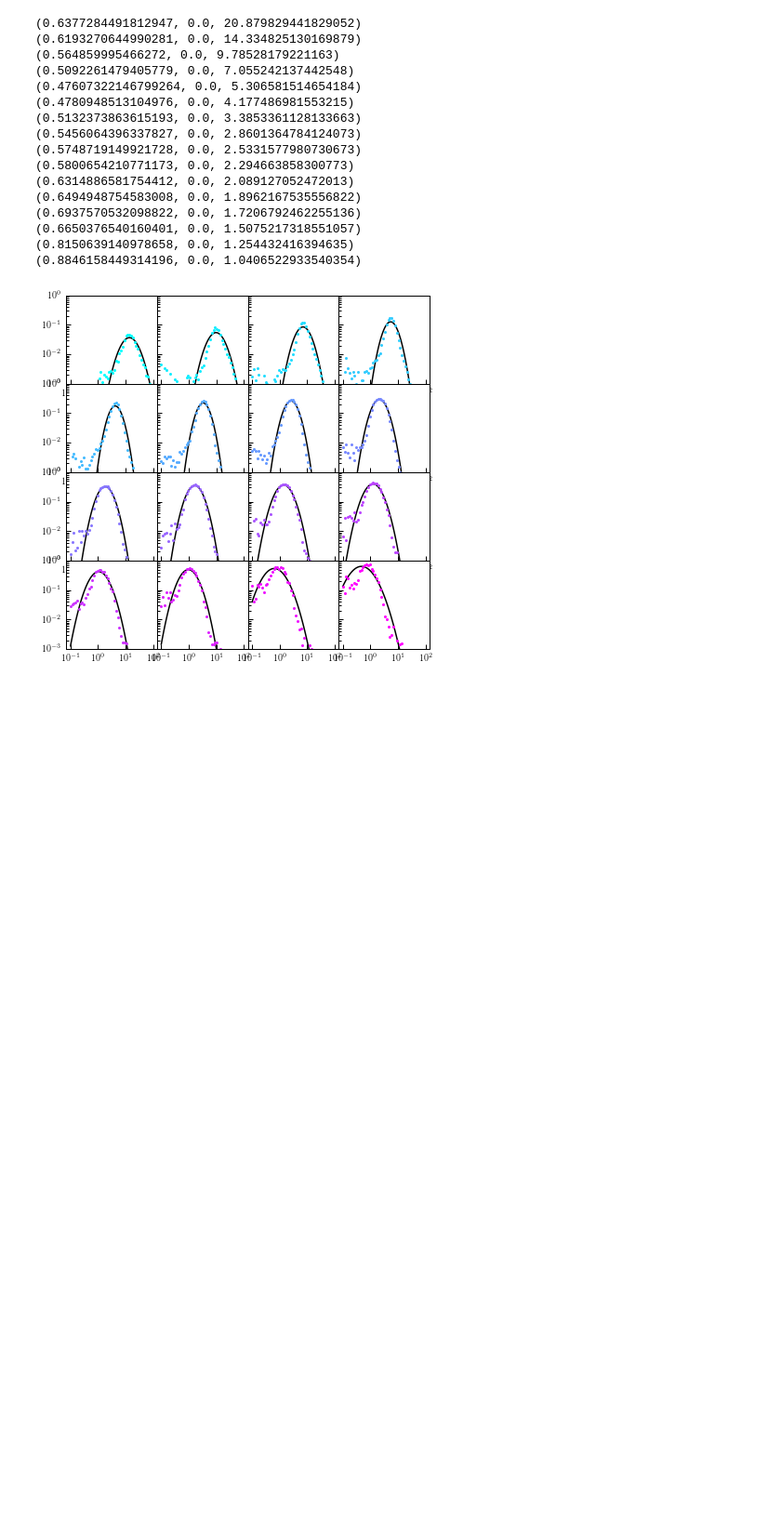
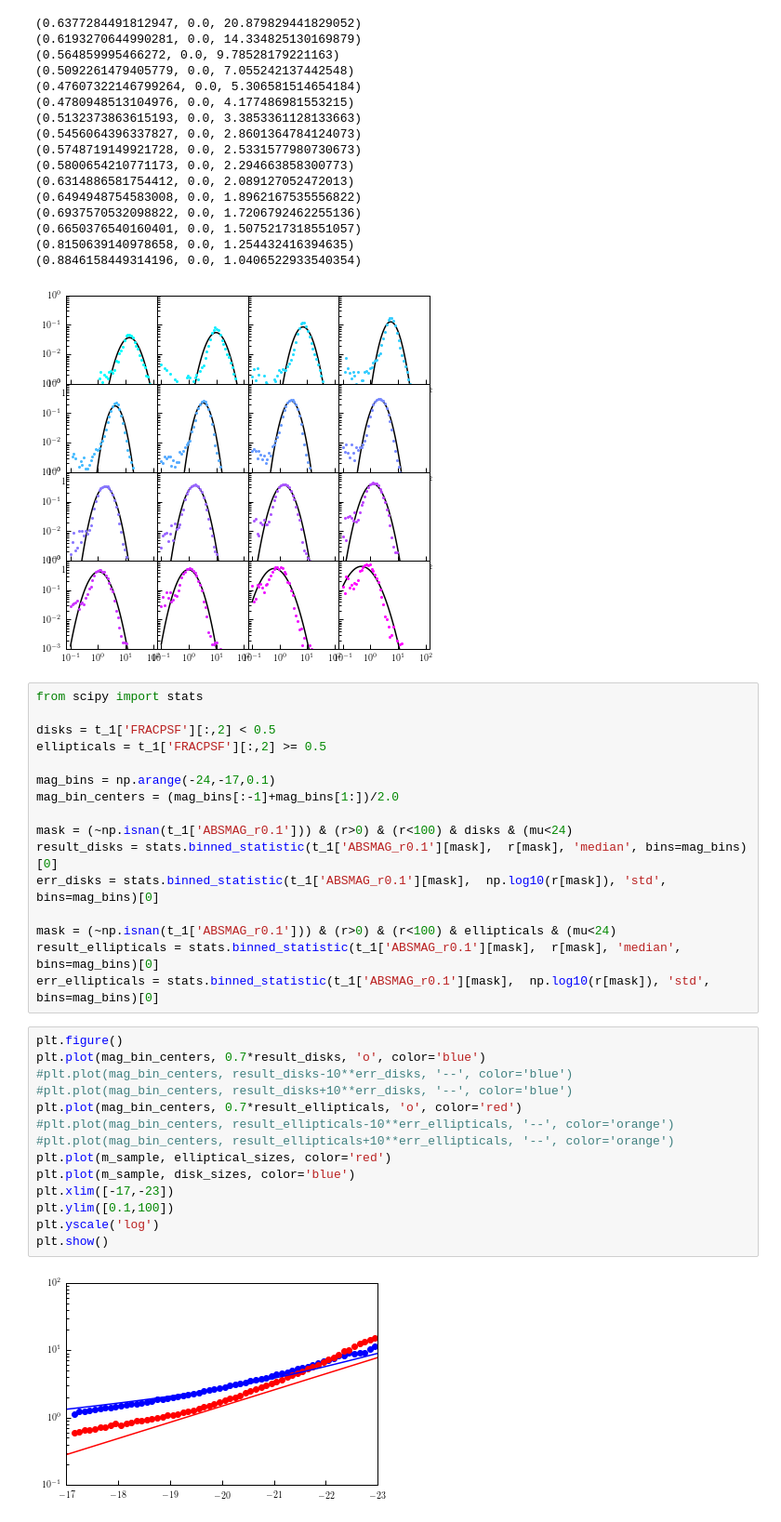
Before and after one commit to duncandc/galaxy_shapes, a Jupyter notebook: sdss_measurements/notebooks/galaxy_sizes.ipynb, the cells around one changed output. Shown at 93% size. Drawn from its saved outputs; the diff is of its cells as text; blank space fills up the shorter version.

Commit message:
working on size models

```diff
--- a/sdss_measurements/notebooks/galaxy_sizes.ipynb
+++ b/sdss_measurements/notebooks/galaxy_sizes.ipynb
@@ -119,3 +119,35 @@ for i in range(0,len(axes)):
 (0.8150639140978658, 0.0, 1.254432416394635)
 (0.8846158449314196, 0.0, 1.0406522933540354)
 [figure]
+# %%
+from scipy import stats
+
+disks = t_1['FRACPSF'][:,2] < 0.5
+ellipticals = t_1['FRACPSF'][:,2] >= 0.5
+
+mag_bins = np.arange(-24,-17,0.1)
+mag_bin_centers = (mag_bins[:-1]+mag_bins[1:])/2.0
+
+mask = (~np.isnan(t_1['ABSMAG_r0.1'])) & (r>0) & (r<100) & disks & (mu<24)
+result_disks = stats.binned_statistic(t_1['ABSMAG_r0.1'][mask],  r[mask], 'median', bins=mag_bins)[0]
+err_disks = stats.binned_statistic(t_1['ABSMAG_r0.1'][mask],  np.log10(r[mask]), 'std', bins=mag_bins)[0]
+
+mask = (~np.isnan(t_1['ABSMAG_r0.1'])) & (r>0) & (r<100) & ellipticals & (mu<24)
+result_ellipticals = stats.binned_statistic(t_1['ABSMAG_r0.1'][mask],  r[mask], 'median', bins=mag_bins)[0]
+err_ellipticals = stats.binned_statistic(t_1['ABSMAG_r0.1'][mask],  np.log10(r[mask]), 'std', bins=mag_bins)[0]
+# %%
+plt.figure()
+plt.plot(mag_bin_centers, 0.7*result_disks, 'o', color='blue')
+#plt.plot(mag_bin_centers, result_disks-10**err_disks, '--', color='blue')
+#plt.plot(mag_bin_centers, result_disks+10**err_disks, '--', color='blue')
+plt.plot(mag_bin_centers, 0.7*result_ellipticals, 'o', color='red')
+#plt.plot(mag_bin_centers, result_ellipticals-10**err_ellipticals, '--', color='orange')
+#plt.plot(mag_bin_centers, result_ellipticals+10**err_ellipticals, '--', color='orange')
+plt.plot(m_sample, elliptical_sizes, color='red')
+plt.plot(m_sample, disk_sizes, color='blue')
+plt.xlim([-17,-23])
+plt.ylim([0.1,100])
+plt.yscale('log')
+plt.show()
+# %% [output]
+[figure, added]
```
Also changed, not shown: parts of 5 cells of this notebook, 1 other file.
